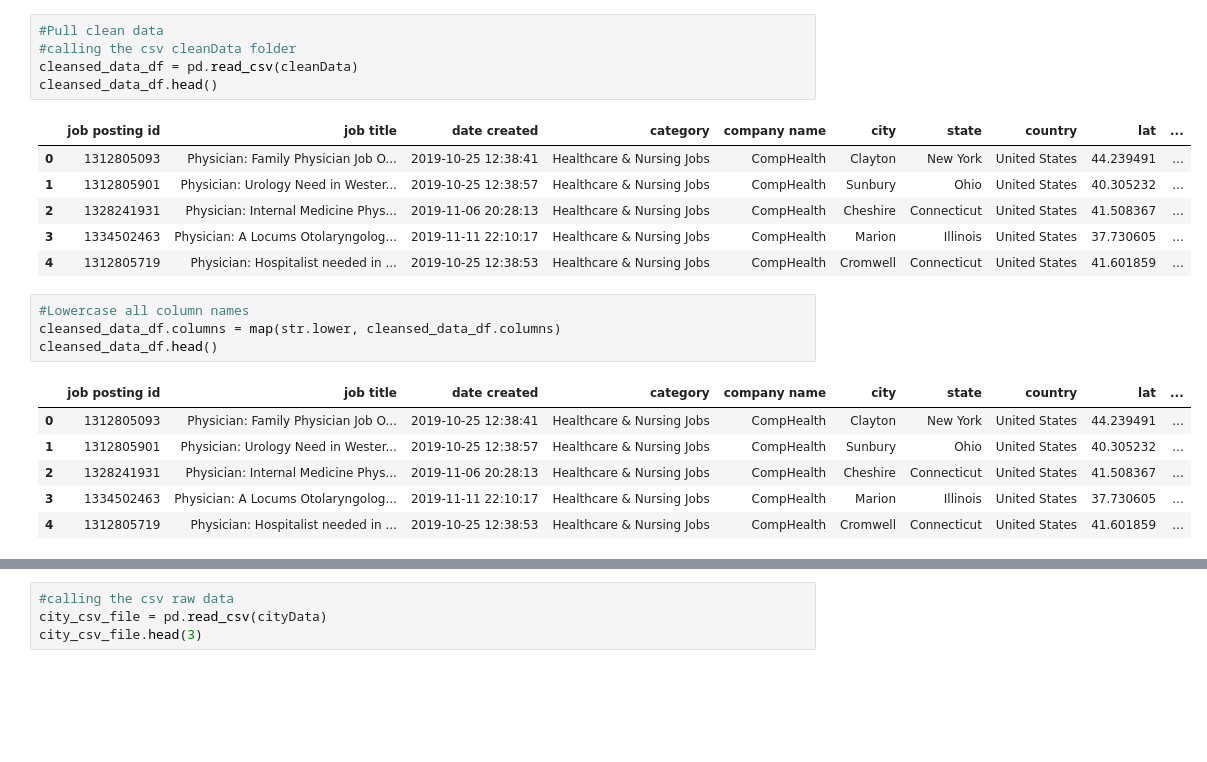
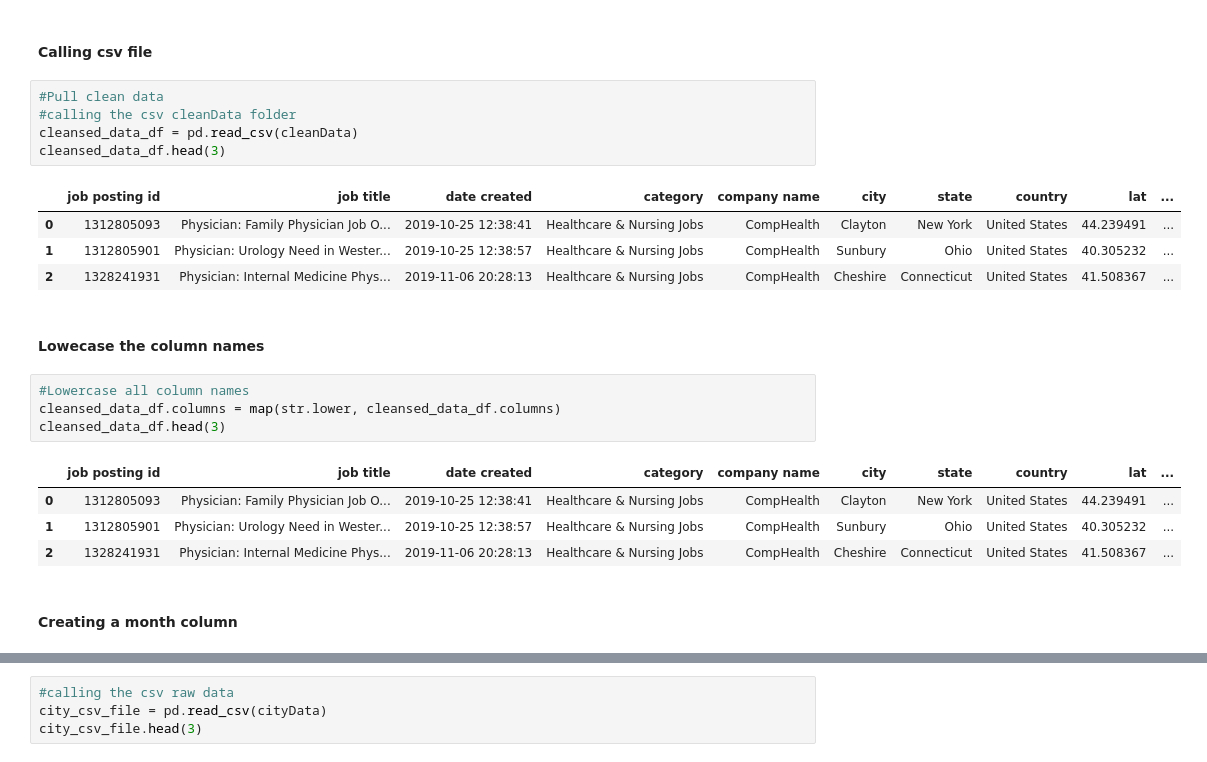
Before and after one commit to jmitterh/ProjectOnePyBootCamp, a Jupyter notebook: notebooks/JP_Visualization.ipynb, the cells around one changed output, grey strips where cells are left out. Drawn from its saved outputs; the diff is of its cells as text; blank space fills up the shorter version.

```diff
--- a/notebooks/JP_Visualization.ipynb
+++ b/notebooks/JP_Visualization.ipynb
@@ -23,25 +37,27 @@ visualizationData = "../data/vizData/jp_clean_data.csv"
 # path csv file location
 pathCleanData ="../datacleanData/"
+# %% [markdown]
+#### Calling csv file
 # %%
 #Pull clean data
 #calling the csv cleanData folder
 cleansed_data_df = pd.read_csv(cleanData)
-cleansed_data_df.head()
+cleansed_data_df.head(3)
 # %% [output]
 |  | job posting id | job title | date created | category | company name | city | state | country | lat | ... |
 | 0 | 1312805093 | Physician: Family Physician Job O... | 2019-10-25 12:38:41 | Healthcare & Nursing Jobs | CompHealth | Clayton | New York | United States | 44.239491 | ... |
 | 1 | 1312805901 | Physician: Urology Need in Wester... | 2019-10-25 12:38:57 | Healthcare & Nursing Jobs | CompHealth | Sunbury | Ohio | United States | 40.305232 | ... |
 | 2 | 1328241931 | Physician: Internal Medicine Phys... | 2019-11-06 20:28:13 | Healthcare & Nursing Jobs | CompHealth | Cheshire | Connecticut | United States | 41.508367 | ... |
-| 3 | 1334502463 | Physician: A Locums Otolaryngolog... | 2019-11-11 22:10:17 | Healthcare & Nursing Jobs | CompHealth | Marion | Illinois | United States | 37.730605 | ... |
-| 4 | 1312805719 | Physician: Hospitalist needed in ... | 2019-10-25 12:38:53 | Healthcare & Nursing Jobs | CompHealth | Cromwell | Connecticut | United States | 41.601859 | ... |
+# %% [markdown]
+#### Lowecase the column names
 # %%
 #Lowercase all column names
 cleansed_data_df.columns = map(str.lower, cleansed_data_df.columns)
-cleansed_data_df.head()
+cleansed_data_df.head(3)
 # %% [output]
 |  | job posting id | job title | date created | category | company name | city | state | country | lat | ... |
 | 0 | 1312805093 | Physician: Family Physician Job O... | 2019-10-25 12:38:41 | Healthcare & Nursing Jobs | CompHealth | Clayton | New York | United States | 44.239491 | ... |
 | 1 | 1312805901 | Physician: Urology Need in Wester... | 2019-10-25 12:38:57 | Healthcare & Nursing Jobs | CompHealth | Sunbury | Ohio | United States | 40.305232 | ... |
 | 2 | 1328241931 | Physician: Internal Medicine Phys... | 2019-11-06 20:28:13 | Healthcare & Nursing Jobs | CompHealth | Cheshire | Connecticut | United States | 41.508367 | ... |
-| 3 | 1334502463 | Physician: A Locums Otolaryngolog... | 2019-11-11 22:10:17 | Healthcare & Nursing Jobs | CompHealth | Marion | Illinois | United States | 37.730605 | ... |
-| 4 | 1312805719 | Physician: Hospitalist needed in ... | 2019-10-25 12:38:53 | Healthcare & Nursing Jobs | CompHealth | Cromwell | Connecticut | United States | 41.601859 | ... |
+# %% [markdown]
+#### Creating a month column
```
Also changed, not shown: parts of 85 cells of this notebook, 36 other files.
